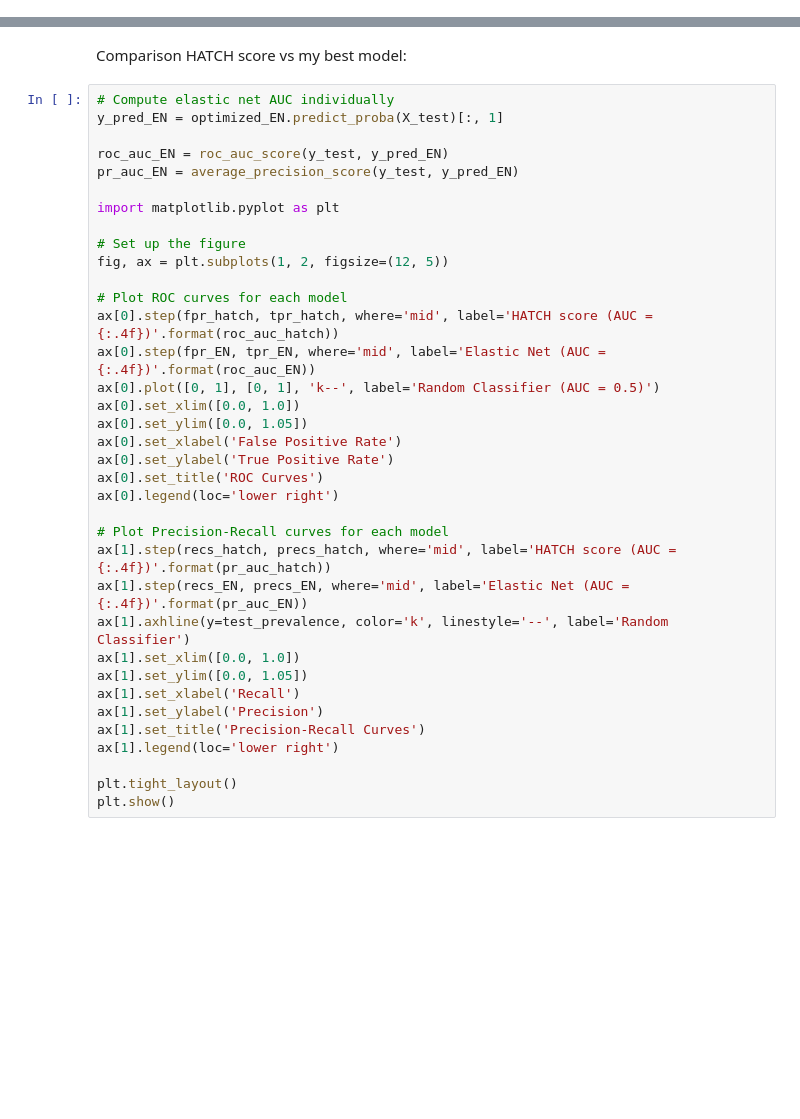
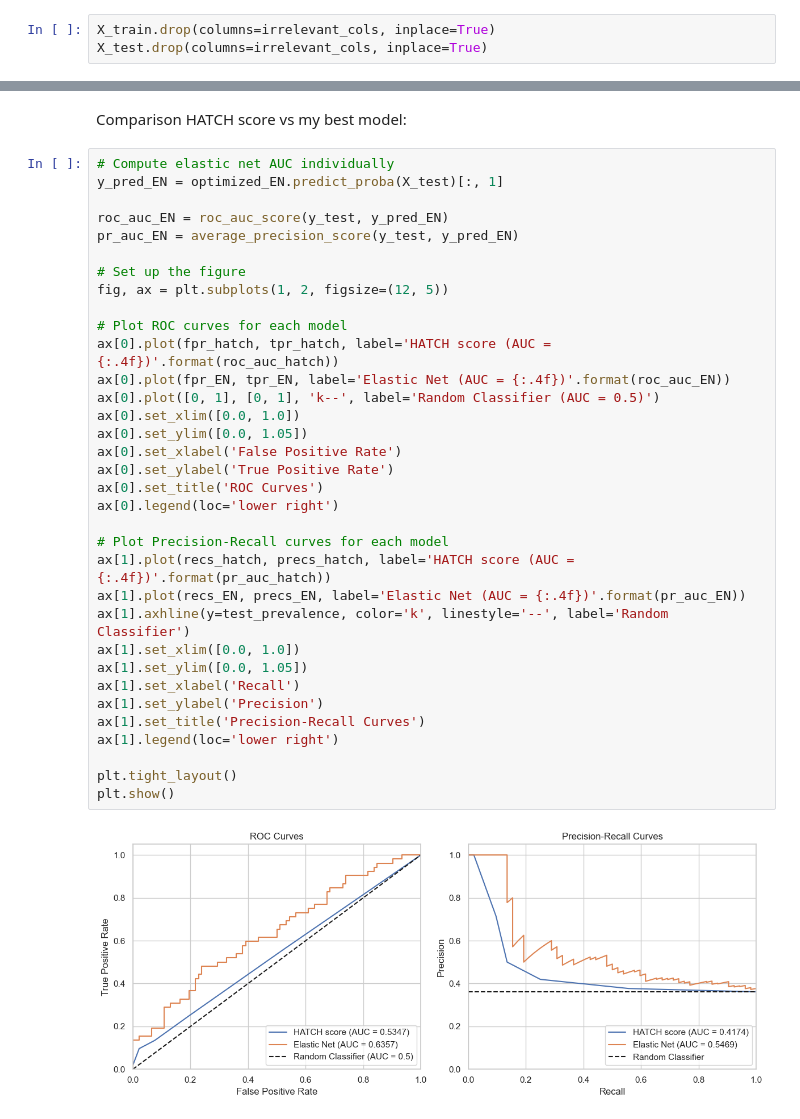
Before and after one commit to MiguelGomGar/TFM, a Jupyter notebook: notebooks/hatch_data.ipynb, the cells around one changed output, grey strips where cells are left out. Cells and saved outputs as stored; diff of their text form; blank space fills up the shorter version.

Commit message:
created environment file, feature selection implemented with elastic net regularization in logistic regression and step plots replaced by continuous lines in ROC and PR curves

```diff
--- a/notebooks/hatch_data.ipynb
+++ b/notebooks/hatch_data.ipynb
@@ -205,3 +273,6 @@ print("irrelevant features: ", irrelevant_cols)
+# %%
+X_train.drop(columns=irrelevant_cols, inplace=True)
+X_test.drop(columns=irrelevant_cols, inplace=True)
 # %% [markdown]
 #### Support Vector Machine
 # %% [markdown]
@@ -653,36 +892,36 @@ Comparison HATCH score vs my best model:
 # %%
 # Compute elastic net AUC individually
 y_pred_EN = optimized_EN.predict_proba(X_test)[:, 1]
 
 roc_auc_EN = roc_auc_score(y_test, y_pred_EN)
 pr_auc_EN = average_precision_score(y_test, y_pred_EN)
 
-import matplotlib.pyplot as plt
-
 # Set up the figure
 fig, ax = plt.subplots(1, 2, figsize=(12, 5))
 
 # Plot ROC curves for each model
-ax[0].step(fpr_hatch, tpr_hatch, where='mid', label='HATCH score (AUC = {:.4f})'.format(roc_auc_hatch))
-ax[0].step(fpr_EN, tpr_EN, where='mid', label='Elastic Net (AUC = {:.4f})'.format(roc_auc_EN))
+ax[0].plot(fpr_hatch, tpr_hatch, label='HATCH score (AUC = {:.4f})'.format(roc_auc_hatch))
+ax[0].plot(fpr_EN, tpr_EN, label='Elastic Net (AUC = {:.4f})'.format(roc_auc_EN))
 ax[0].plot([0, 1], [0, 1], 'k--', label='Random Classifier (AUC = 0.5)')
 ax[0].set_xlim([0.0, 1.0])
 ax[0].set_ylim([0.0, 1.05])
 ax[0].set_xlabel('False Positive Rate')
 ax[0].set_ylabel('True Positive Rate')
 ax[0].set_title('ROC Curves')
 ax[0].legend(loc='lower right')
 
 # Plot Precision-Recall curves for each model
-ax[1].step(recs_hatch, precs_hatch, where='mid', label='HATCH score (AUC = {:.4f})'.format(pr_auc_hatch))
-ax[1].step(recs_EN, precs_EN, where='mid', label='Elastic Net (AUC = {:.4f})'.format(pr_auc_EN))
+ax[1].plot(recs_hatch, precs_hatch, label='HATCH score (AUC = {:.4f})'.format(pr_auc_hatch))
+ax[1].plot(recs_EN, precs_EN, label='Elastic Net (AUC = {:.4f})'.format(pr_auc_EN))
 ax[1].axhline(y=test_prevalence, color='k', linestyle='--', label='Random Classifier')
 ax[1].set_xlim([0.0, 1.0])
 ax[1].set_ylim([0.0, 1.05])
 ax[1].set_xlabel('Recall')
 ax[1].set_ylabel('Precision')
 ax[1].set_title('Precision-Recall Curves')
 ax[1].legend(loc='lower right')
 
 plt.tight_layout()
 plt.show()
+# %% [output]
+[figure, added]
```
Also changed, not shown: parts of 48 cells of this notebook, 3 other files.
